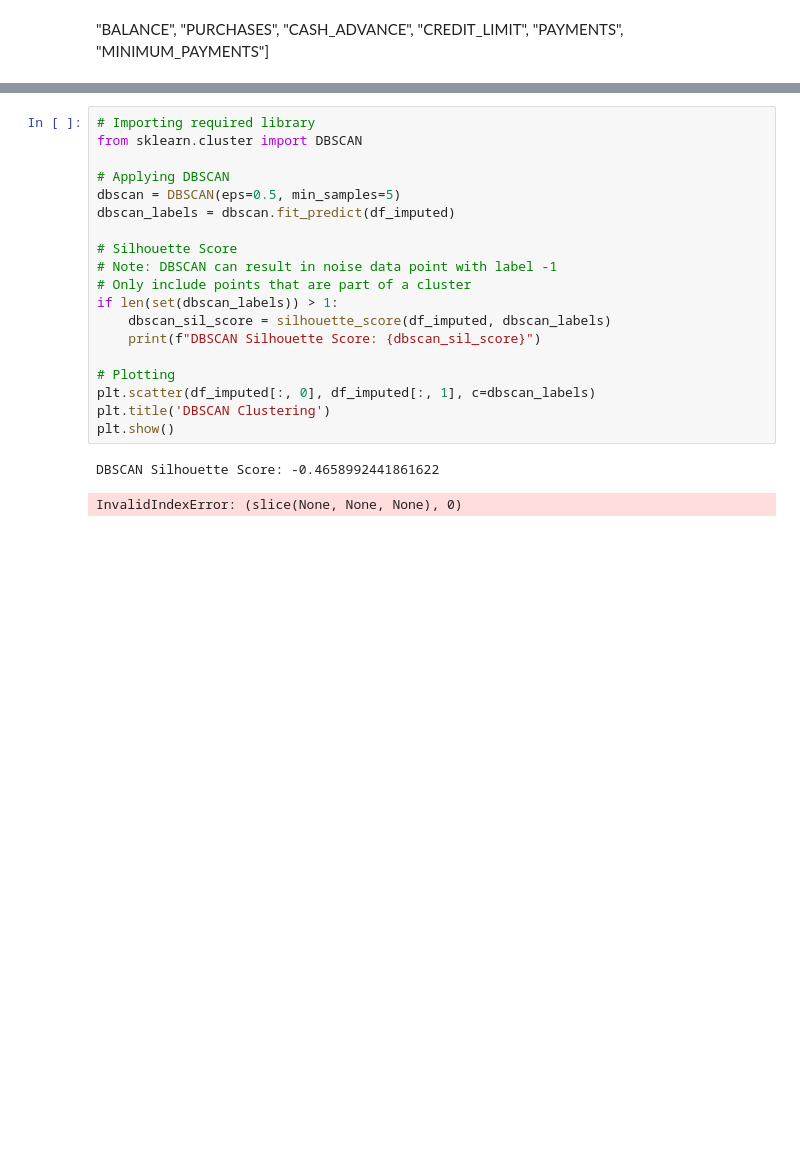
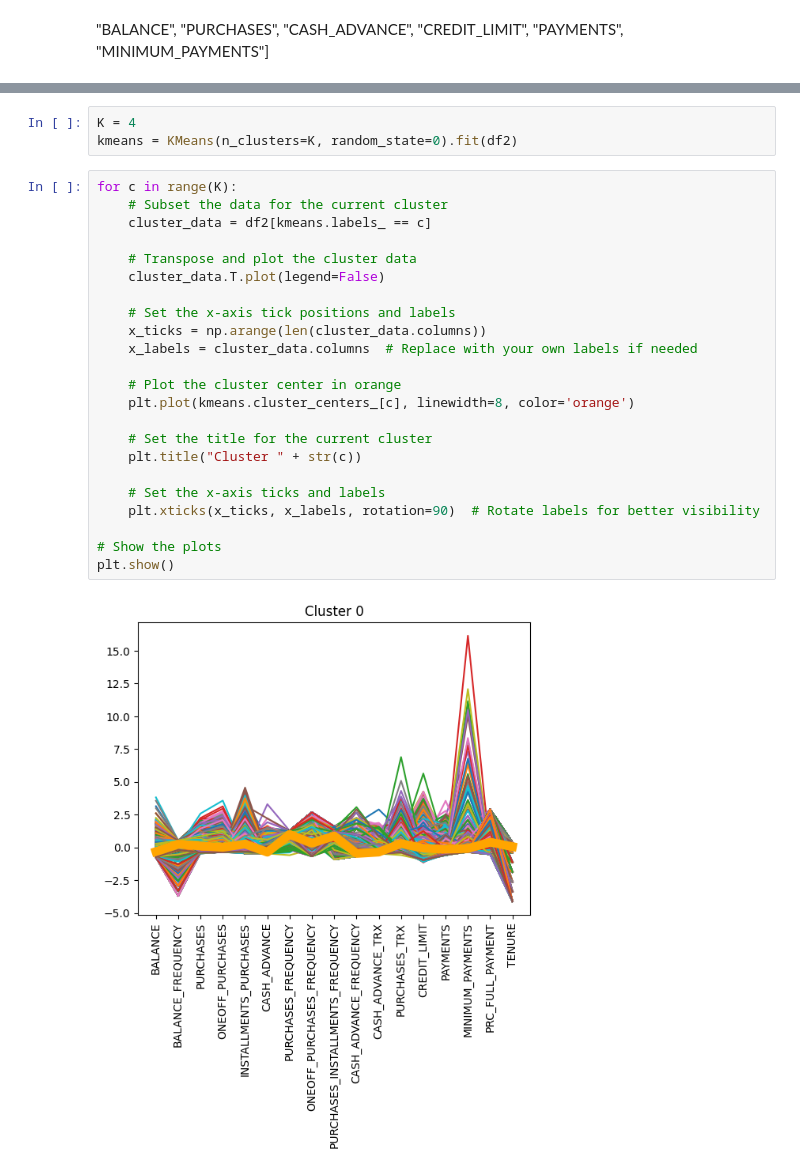
Before and after one commit to LLF00/datascience1, a Jupyter notebook: datascience2/assignment2_clustering.ipynb, the cells around one changed output, grey strips where cells are left out. Cells and saved outputs as stored; diff of their text form; blank space fills up the shorter version.

```diff
--- a/datascience2/assignment2_clustering.ipynb
+++ b/datascience2/assignment2_clustering.ipynb
@@ -406,22 +350,28 @@ df_imputed
-# %%
-# Importing required library
-from sklearn.cluster import DBSCAN
-
-# Applying DBSCAN
-dbscan = DBSCAN(eps=0.5, min_samples=5)
-dbscan_labels = dbscan.fit_predict(df_imputed)
-
-# Silhouette Score
-# Note: DBSCAN can result in noise data point with label -1
-# Only include points that are part of a cluster
-if len(set(dbscan_labels)) > 1:
-    dbscan_sil_score = silhouette_score(df_imputed, dbscan_labels)
-    print(f"DBSCAN Silhouette Score: {dbscan_sil_score}")
-
-# Plotting
-plt.scatter(df_imputed[:, 0], df_imputed[:, 1], c=dbscan_labels)
-plt.title('DBSCAN Clustering')
-plt.show()
-# %% [output]
-DBSCAN Silhouette Score: -0.4658992441861622
-InvalidIndexError: (slice(None, None, None), 0)
+# %%
+K = 4
+kmeans = KMeans(n_clusters=K, random_state=0).fit(df2)
+# %%
+for c in range(K):
+    # Subset the data for the current cluster
+    cluster_data = df2[kmeans.labels_ == c]
+
+    # Transpose and plot the cluster data
+    cluster_data.T.plot(legend=False)
+
+    # Set the x-axis tick positions and labels
+    x_ticks = np.arange(len(cluster_data.columns))
+    x_labels = cluster_data.columns  # Replace with your own labels if needed
+
+    # Plot the cluster center in orange
+    plt.plot(kmeans.cluster_centers_[c], linewidth=8, color='orange')
+
+    # Set the title for the current cluster
+    plt.title("Cluster " + str(c))
+
+    # Set the x-axis ticks and labels
+    plt.xticks(x_ticks, x_labels, rotation=90)  # Rotate labels for better visibility
+
+# Show the plots
+plt.show()
+# %% [output]
+[figure, added]
```
Also changed, not shown: parts of 27 cells of this notebook.
